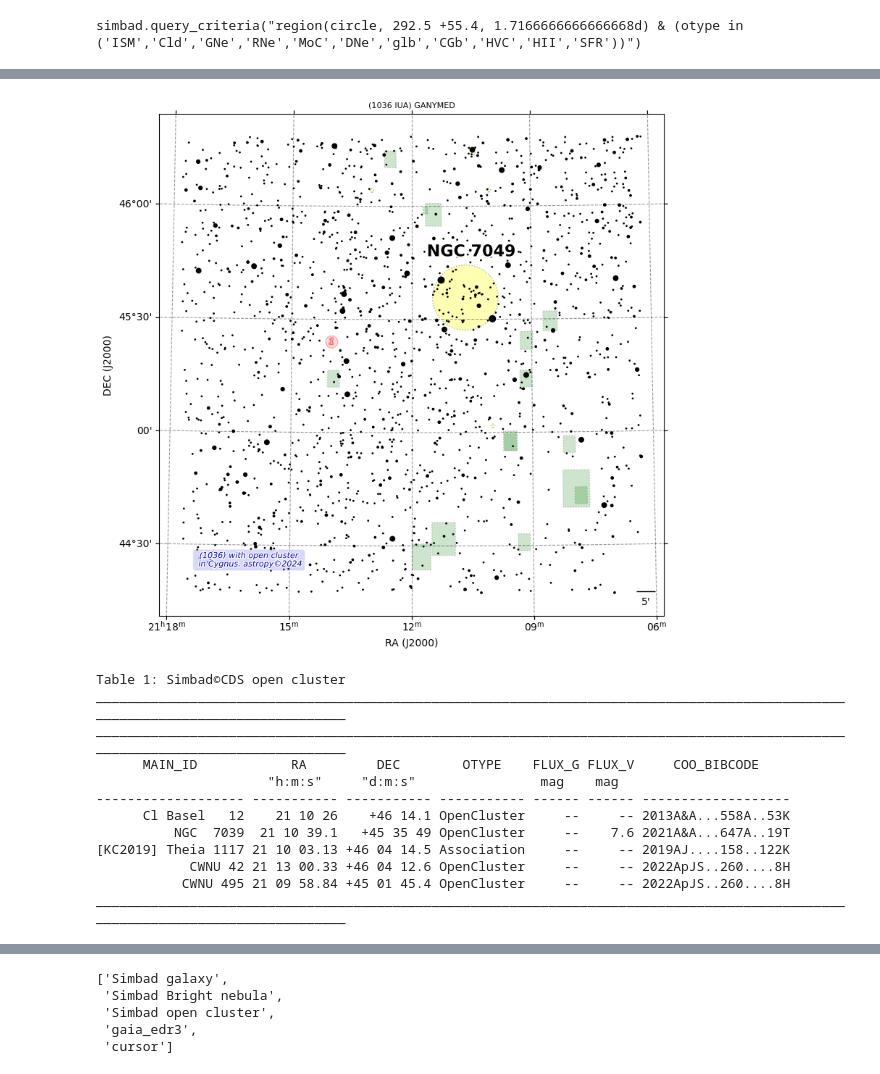
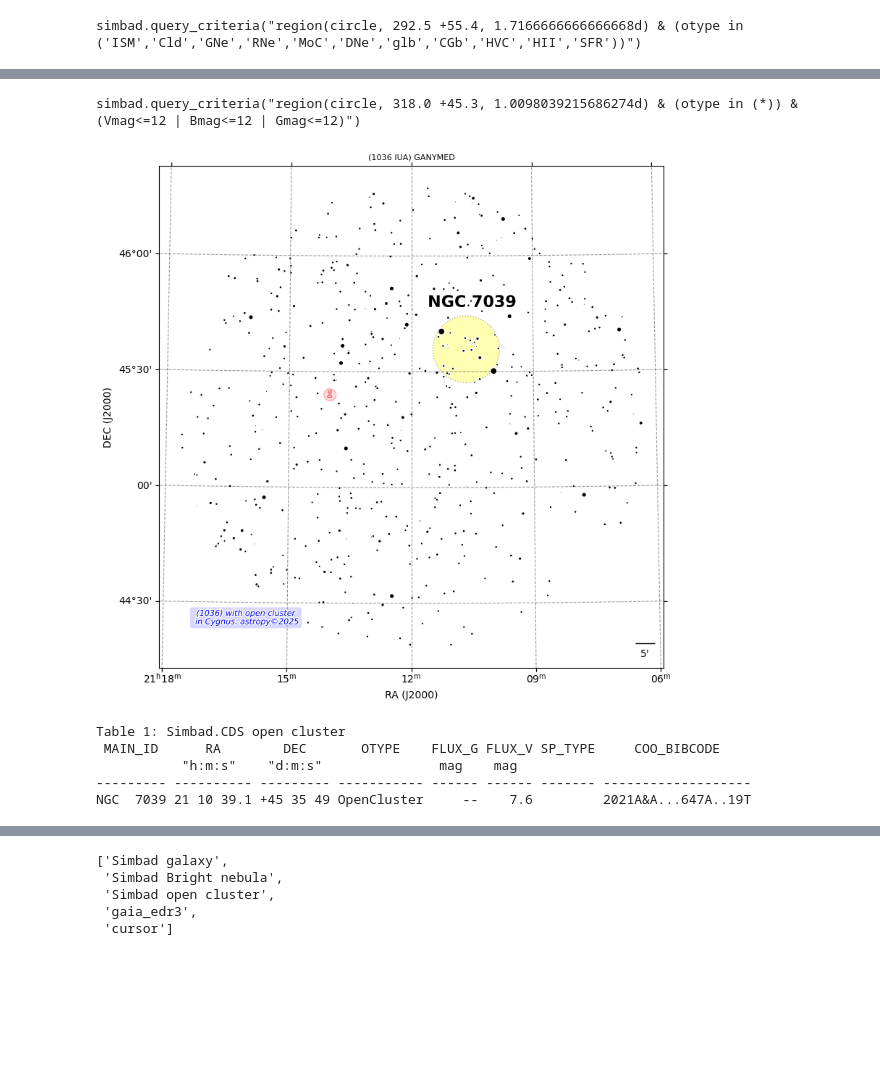
Before and after one commit to dtouzan/ciboulette, a Jupyter notebook: notebook/maps.ipynb, the cells around one changed output, grey strips where cells are left out. Saved outputs shown, nothing was run; the diff lists cells and outputs as text; code cells hidden in the pictures; blank space fills up the shorter version.

```diff
--- a/notebook/maps.ipynb
+++ b/notebook/maps.ipynb
@@ -212,3 +205,7 @@ WARNING: BlankResponseWarning: Warning: The script line number 4 raised an error
 # %%
-m.gaiaedr3()
+#m.gaiaedr3()
+m.medium
+m.stars()
+# %% [output]
+simbad.query_criteria("region(circle, 318.0 +45.3, 1.0098039215686274d) & (otype in (*)) & (Vmag<=12 | Bmag<=12 | Gmag<=12)")
 # %%
@@ -226,29 +223,22 @@ m.i(dataset, style)
 # %%
 fig = plt.figure(figsize=(9,9), dpi=100)
 ax = fig.add_subplot(111, projection=m.WCS)
 m.title = '(1036 IUA) GANYMED'
 m.plot(ax)
-m.labels_J2000(ax)
-m.scalebar_minutes(ax,5)
+m.J2000(ax)
+m.minutes(ax,5)
 m.titlemap(ax)
 plt.show()
 # %% [output]
-[figure, old version]
+[figure, new version]
 # %%
-m.view('Simbad©CDS open cluster')
+m.view('Simbad.CDS open cluster')
 # %% [output]
-Table 1: Simbad©CDS open cluster
-________________________________________________________________________________________________________________________________
-________________________________________________________________________________________________________________________________
-      MAIN_ID            RA         DEC        OTYPE    FLUX_G FLUX_V     COO_BIBCODE
-                      "h:m:s"     "d:m:s"                mag    mag
-------------------- ----------- ----------- ----------- ------ ------ -------------------
-      Cl Basel   12    21 10 26    +46 14.1 OpenCluster     --     -- 2013A&A...558A..53K
-          NGC  7039  21 10 39.1   +45 35 49 OpenCluster     --    7.6 2021A&A...647A..19T
-[KC2019] Theia 1117 21 10 03.13 +46 04 14.5 Association     --     -- 2019AJ....158..122K
-            CWNU 42 21 13 00.33 +46 04 12.6 OpenCluster     --     -- 2022ApJS..260....8H
-           CWNU 495 21 09 58.84 +45 01 45.4 OpenCluster     --     -- 2022ApJS..260....8H
-________________________________________________________________________________________________________________________________
+Table 1: Simbad.CDS open cluster
+ MAIN_ID      RA        DEC       OTYPE    FLUX_G FLUX_V SP_TYPE     COO_BIBCODE
+           "h:m:s"    "d:m:s"               mag    mag
+--------- ---------- --------- ----------- ------ ------ ------- -------------------
+NGC  7039 21 10 39.1 +45 35 49 OpenCluster     --    7.6         2021A&A...647A..19T
 # %%
 from ciboulette.sector.maps import Map
 from matplotlib import pyplot as plt
```
Also changed, not shown: parts of 17 cells of this notebook, 3 other files.
